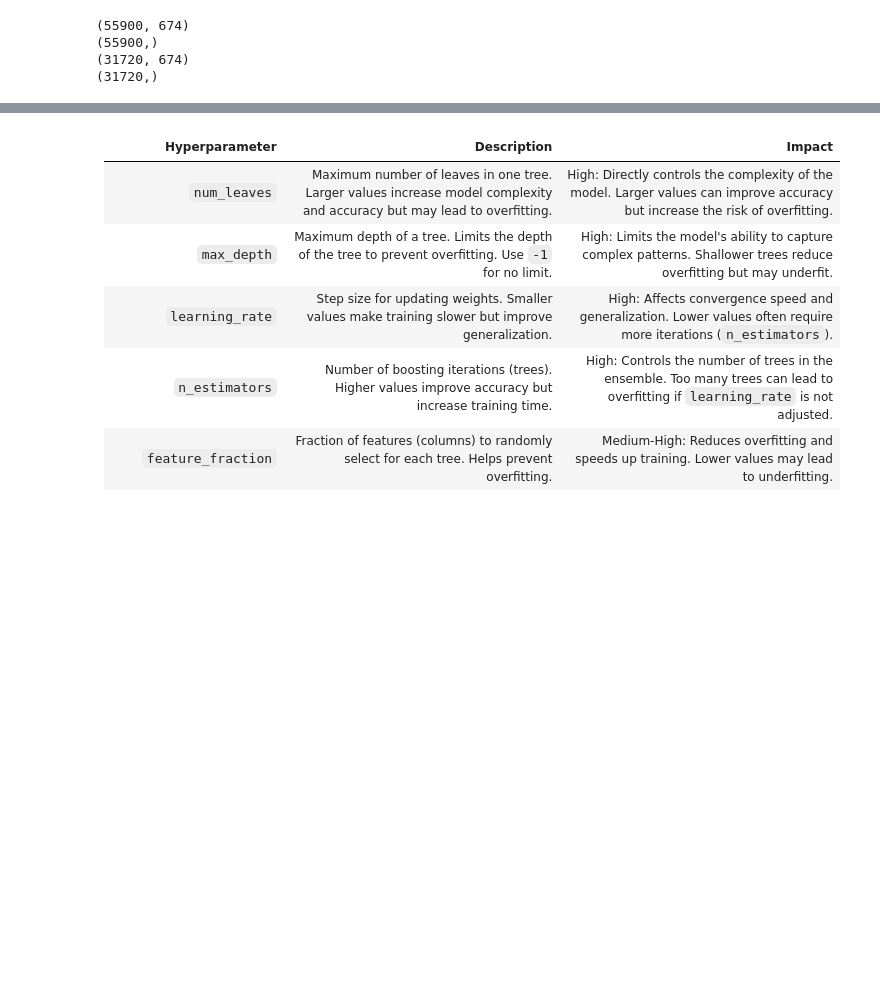
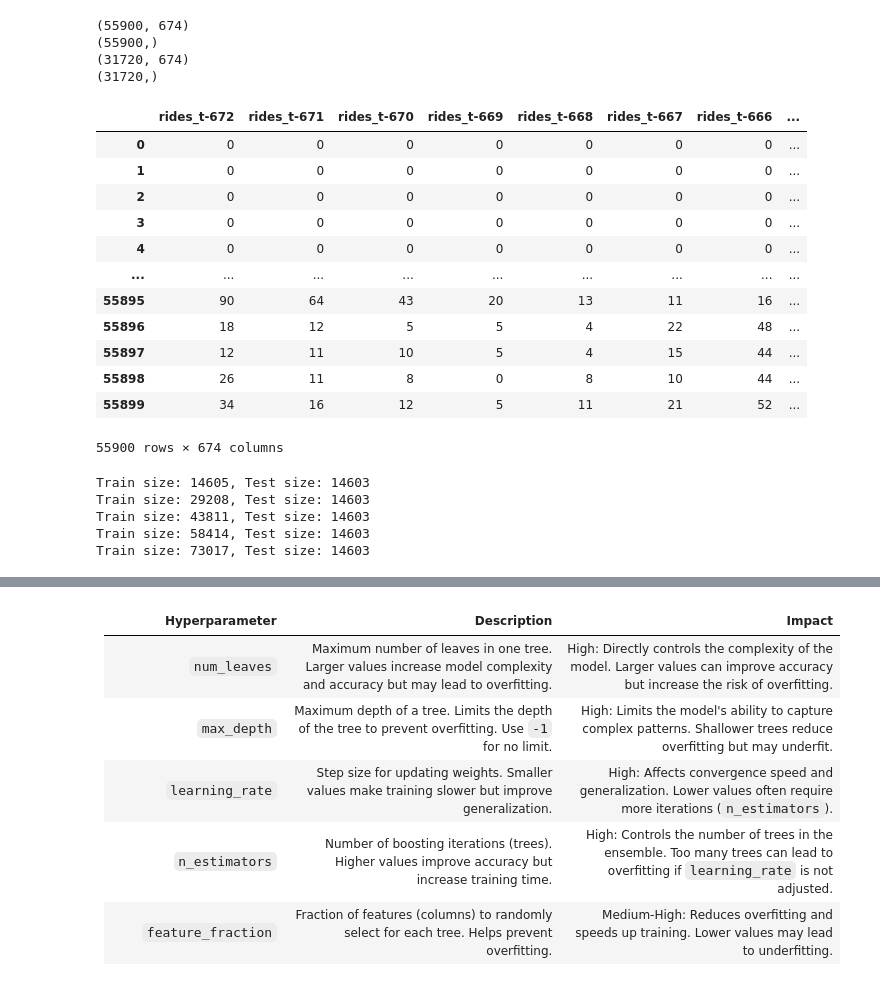
Before and after one commit to vamsisaigarapati/nyc_taxi_rides_prediction_pipeline, a Jupyter notebook: notebooks/11_lgm_hyper.ipynb, the cells around one changed output, grey strips where cells are left out. Saved outputs shown, nothing was run; the diff lists cells and outputs as text; code cells hidden in the pictures; blank space fills up the shorter version.

Commit message:
time and buttons

```diff
--- a/notebooks/11_lgm_hyper.ipynb
+++ b/notebooks/11_lgm_hyper.ipynb
@@ -43,6 +43,22 @@ print(y_test.shape)
 (55900,)
 (31720, 674)
 (31720,)
+# %%
+X_train
+# %% [output]
+|  | rides_t-672 | rides_t-671 | rides_t-670 | rides_t-669 | rides_t-668 | rides_t-667 | rides_t-666 | ... |
+| 0 | 0 | 0 | 0 | 0 | 0 | 0 | 0 | ... |
+| 1 | 0 | 0 | 0 | 0 | 0 | 0 | 0 | ... |
+| 2 | 0 | 0 | 0 | 0 | 0 | 0 | 0 | ... |
+| 3 | 0 | 0 | 0 | 0 | 0 | 0 | 0 | ... |
+| 4 | 0 | 0 | 0 | 0 | 0 | 0 | 0 | ... |
+| ... | ... | ... | ... | ... | ... | ... | ... | ... |
+| 55895 | 90 | 64 | 43 | 20 | 13 | 11 | 16 | ... |
+| 55896 | 18 | 12 | 5 | 5 | 4 | 22 | 48 | ... |
+| 55897 | 12 | 11 | 10 | 5 | 4 | 15 | 44 | ... |
+| 55898 | 26 | 11 | 8 | 0 | 8 | 10 | 44 | ... |
+| 55899 | 34 | 16 | 12 | 5 | 11 | 21 | 52 | ... |
+55900 rows × 674 columns
 # %%
 def average_rides_last_4_weeks(X: pd.DataFrame) -> pd.DataFrame:
     last_4_weeks_columns = [
@@ -93,3 +109,20 @@ pipeline = make_pipeline(
     add_temporal_features,
     lgb.LGBMRegressor()
 )
+# %%
+features = df.drop(columns=["target"])
+target = df["target"]
+from sklearn.model_selection import TimeSeriesSplit
+tscv = TimeSeriesSplit(n_splits=5)
+
+for train_index, test_index in tscv.split(features):
+    X_train, X_test = features.iloc[train_index], features.iloc[test_index]
+    y_train, y_test = target.iloc[train_index], target.iloc[test_index]
+
+    print(f"Train size: {len(X_train)}, Test size: {len(X_test)}")
+# %% [output]
+Train size: 14605, Test size: 14603
+Train size: 29208, Test size: 14603
+Train size: 43811, Test size: 14603
+Train size: 58414, Test size: 14603
+Train size: 73017, Test size: 14603
```
Also changed, not shown: parts of 5 cells of this notebook, 12 other files.
